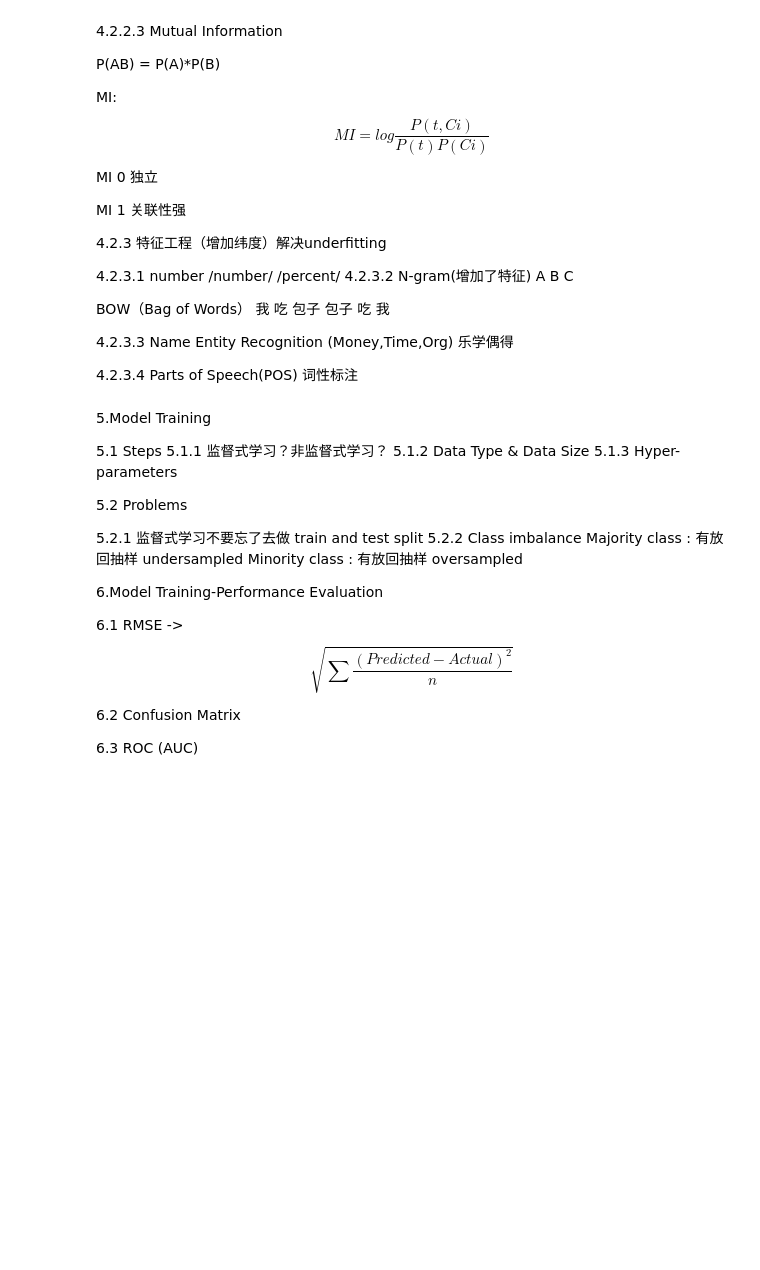
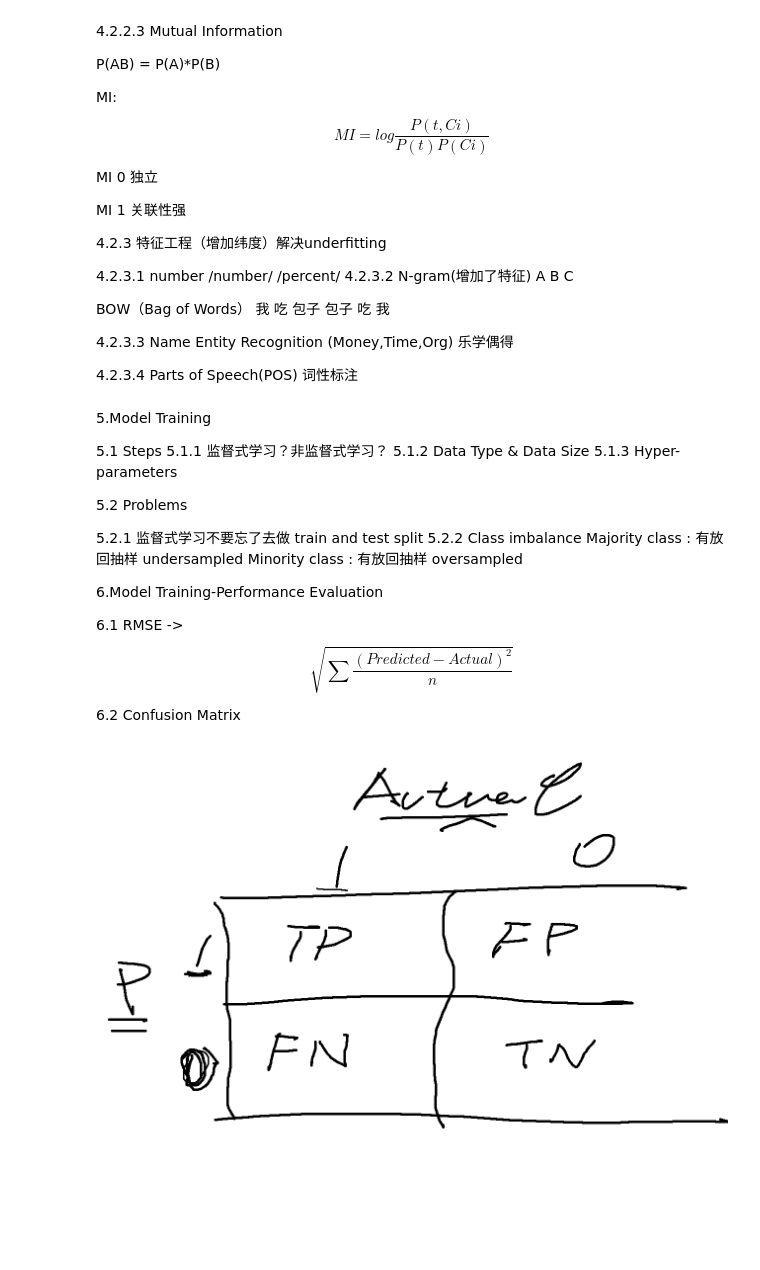
Before and after one commit to williamjiamin/big_data_intro, a Jupyter notebook: 1.Big_Data_Intro.ipynb, the cells around one changed output. Cells and saved outputs as stored; diff of their text form; code cells hidden in the pictures; blank space fills up the shorter version.

```diff
--- a/1.Big_Data_Intro.ipynb
+++ b/1.Big_Data_Intro.ipynb
@@ -153,5 +153,8 @@ Minority class : 有放回抽样 oversampled
 6.1 RMSE -> $$ \sqrt{ \sum \frac{(Predicted - Actual)^2}{n} }$$
 
 6.2 Confusion Matrix
-
-6.3 ROC (AUC)
+# %%
+from IPython.display import Image
+Image(filename='1.bigdata.png')
+# %% [output]
+[figure, added]
```
Also changed, not shown: parts of 4 cells of this notebook, 1 other file.
